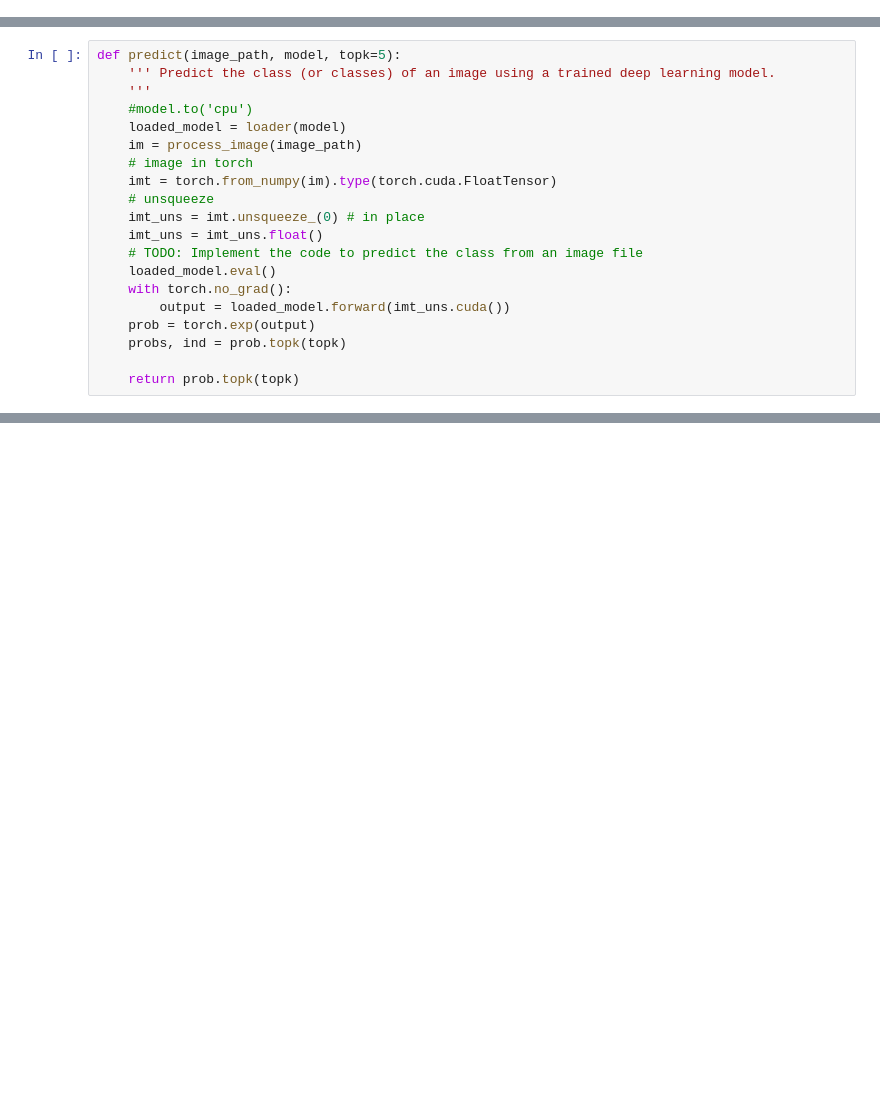
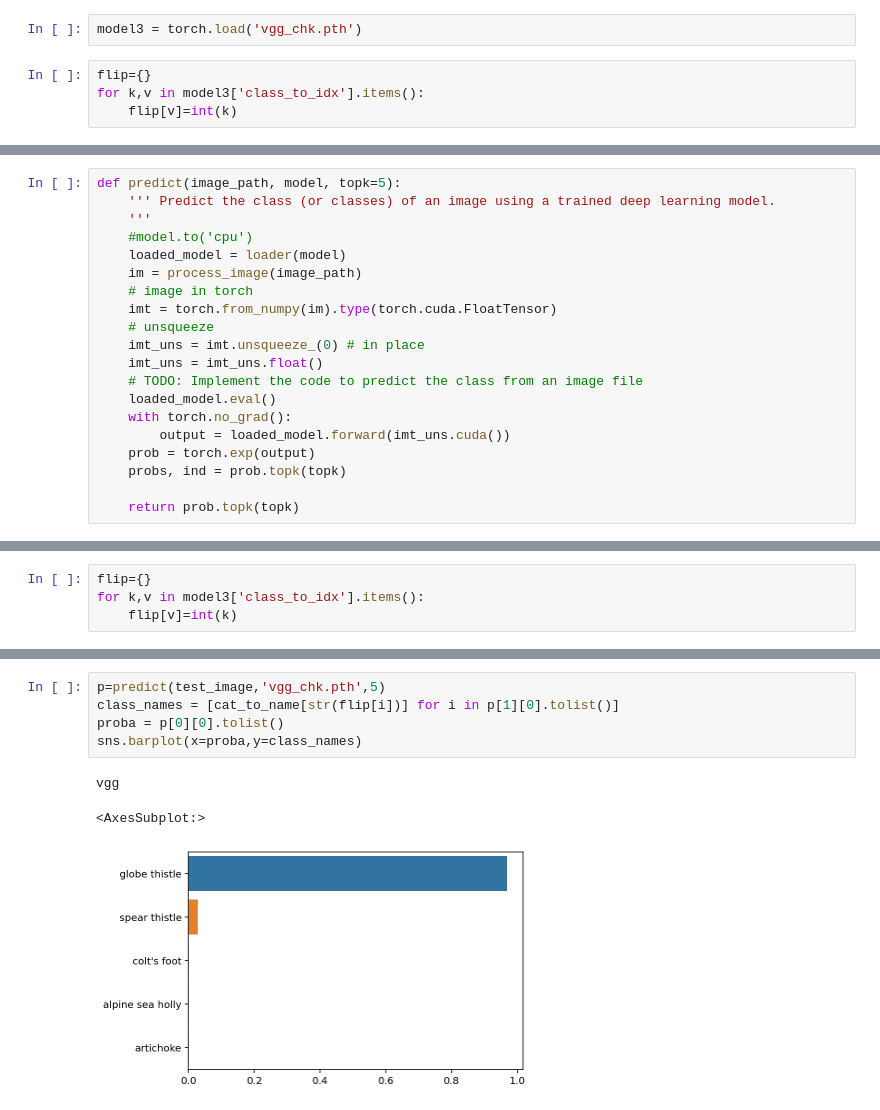
Before and after one commit to cjsutton77/UdacityCourse, a Jupyter notebook: ImageClassifier/Image Classifier Project.ipynb, the cells around one changed output, grey strips where cells are left out. Drawn from its saved outputs; the diff is of its cells as text; blank space fills up the shorter version.

```diff
--- a/ImageClassifier/Image Classifier Project.ipynb
+++ b/ImageClassifier/Image Classifier Project.ipynb
@@ -348,3 +461,9 @@ VGG(
+# %%
+model3 = torch.load('vgg_chk.pth')
+# %%
+flip={}
+for k,v in model3['class_to_idx'].items():
+    flip[v]=int(k)
 # %% [markdown]
 # Inference for classification
 
@@ -479 +593,5 @@ flowers/test/1/image_06743
+# %%
+flip={}
+for k,v in model3['class_to_idx'].items():
+    flip[v]=int(k)
 # %%
@@ -486,0 +614,9 @@ sns.barplot(x=proba,y=class_names)
+# %%
+p=predict(test_image,'vgg_chk.pth',5)
+class_names = [cat_to_name[str(flip[i])] for i in p[1][0].tolist()]
+proba = p[0][0].tolist()
+sns.barplot(x=proba,y=class_names)
+# %% [output]
+vgg
+<AxesSubplot:>
+[figure, added]
```
Also changed, not shown: parts of 30 cells of this notebook, 3 other files.
